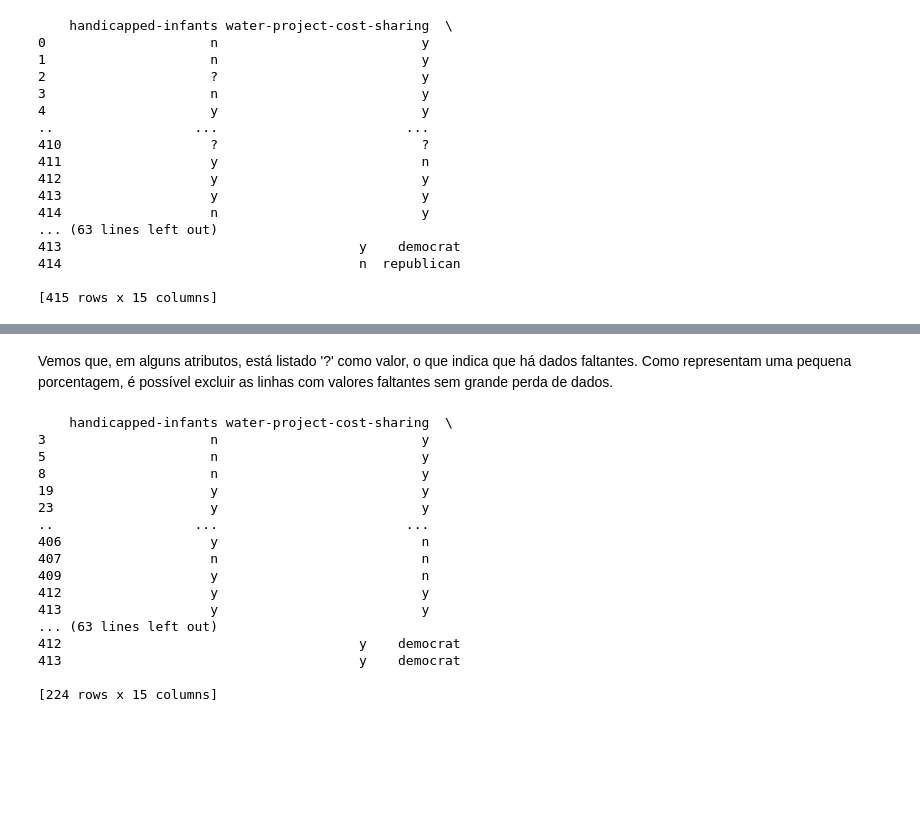
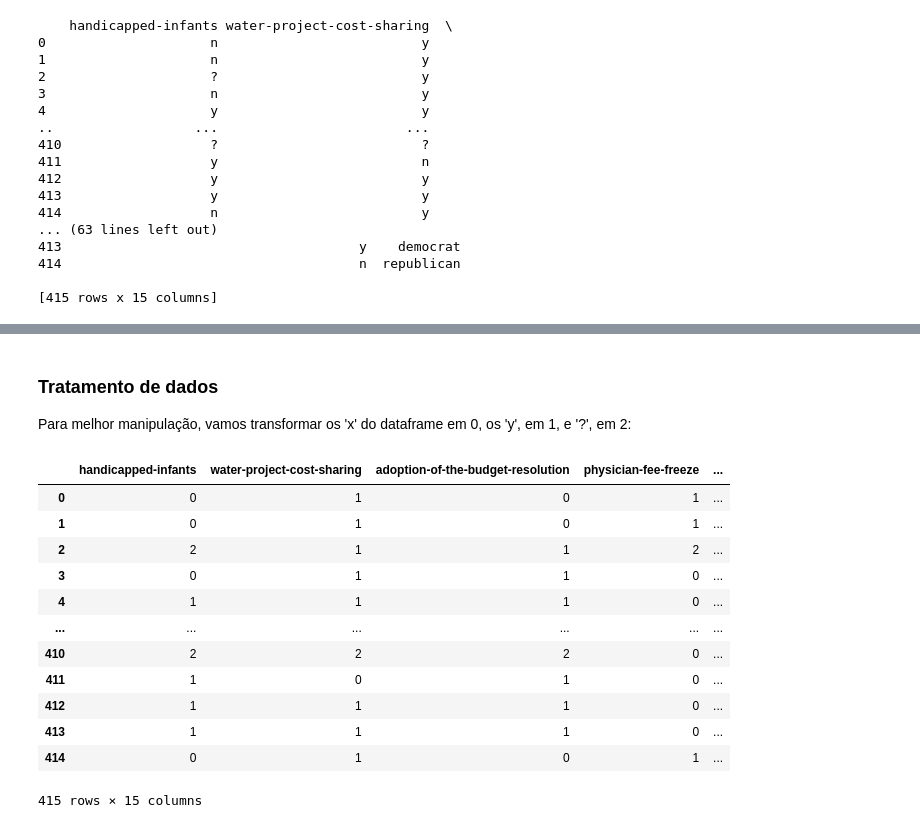
Before and after one commit to Rafa658/Lab-3-Bayes-Nets, a Jupyter notebook: lab.ipynb, the cells around one changed output, grey strips where cells are left out. Drawn from its saved outputs; the diff is of its cells as text; code cells hidden in the pictures; blank space fills up the shorter version.

```diff
--- a/lab.ipynb
+++ b/lab.ipynb
@@ -80,29 +63,34 @@ Length: 322, dtype: int64
-# %% [markdown]
-
-
-Vemos que, em alguns atributos, está listado '?' como valor, o que indica que há dados faltantes. Como representam uma pequena porcentagem, é possível excluir as linhas com valores faltantes sem grande perda de dados.
-# %%
-for col in list(df):        # itera sobre as colunas de df
-    df=df[df[col]!='?']     # para cada coluna, elimina linhas  com valor '?'
-print(df)
-# %% [output]
-    handicapped-infants water-project-cost-sharing  \
-3                     n                          y
-5                     n                          y
-8                     n                          y
-19                    y                          y
-23                    y                          y
-..                  ...                        ...
-406                   y                          n
-407                   n                          n
-409                   y                          n
-412                   y                          y
-413                   y                          y
-... (63 lines left out)
-412                                      y    democrat
-413                                      y    democrat
-
-[224 rows x 15 columns]
+# %% [markdown]
+### Tratamento de dados
+Para melhor manipulação, vamos transformar os 'x' do dataframe em 0, os 'y', em 1, e '?', em 2:
+# %%
+def bool(x):
+    if x == '?':
+        return 2
+    elif x == 'y':
+        return 1
+    elif x == 'n':
+        return 0
+
+# vamos aplicar a todas as colunas exceto 'Target', que não segue a tricotoima n, y e ?:
+for col in list(df.drop(['Target'], axis=1)):
+    df[col] = df[col].apply(bool)
+
+df
+# %% [output]
+|  | handicapped-infants | water-project-cost-sharing | adoption-of-the-budget-resolution | physician-fee-freeze | ... |
+| 0 | 0 | 1 | 0 | 1 | ... |
+| 1 | 0 | 1 | 0 | 1 | ... |
+| 2 | 2 | 1 | 1 | 2 | ... |
+| 3 | 0 | 1 | 1 | 0 | ... |
+| 4 | 1 | 1 | 1 | 0 | ... |
+| ... | ... | ... | ... | ... | ... |
+| 410 | 2 | 2 | 2 | 0 | ... |
+| 411 | 1 | 0 | 1 | 0 | ... |
+| 412 | 1 | 1 | 1 | 0 | ... |
+| 413 | 1 | 1 | 1 | 0 | ... |
+| 414 | 0 | 1 | 0 | 1 | ... |
+415 rows × 15 columns
 # %% [markdown]
 
 ### Construção da Rede Bayesiana
```
Also changed, not shown: parts of 11 cells of this notebook.
